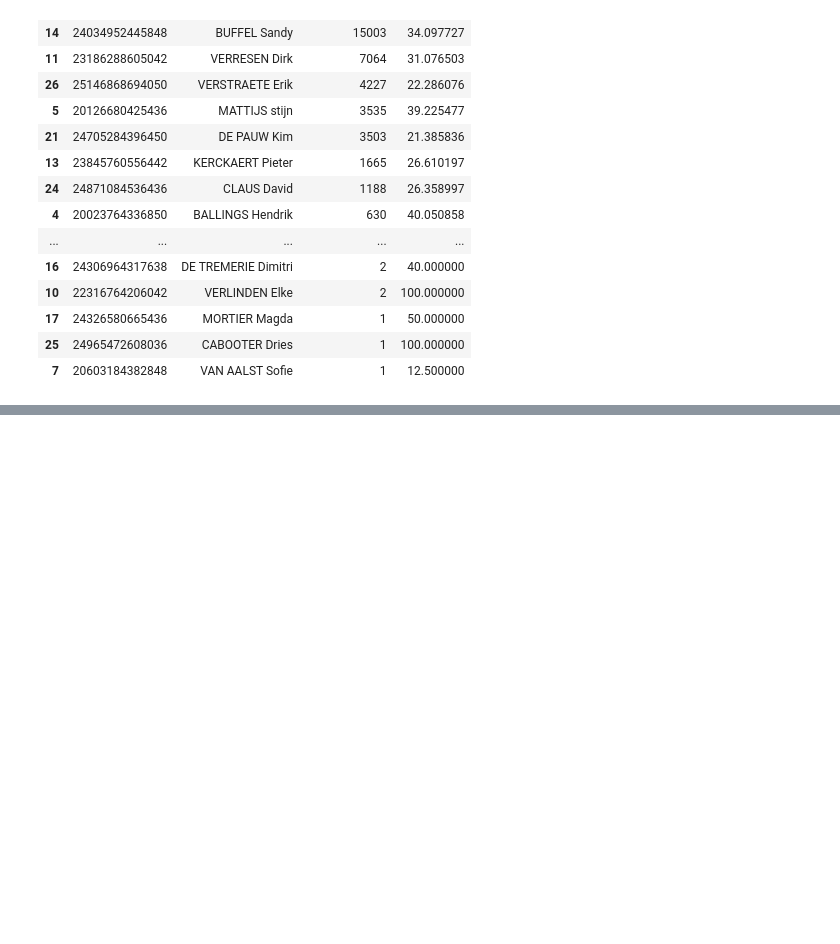
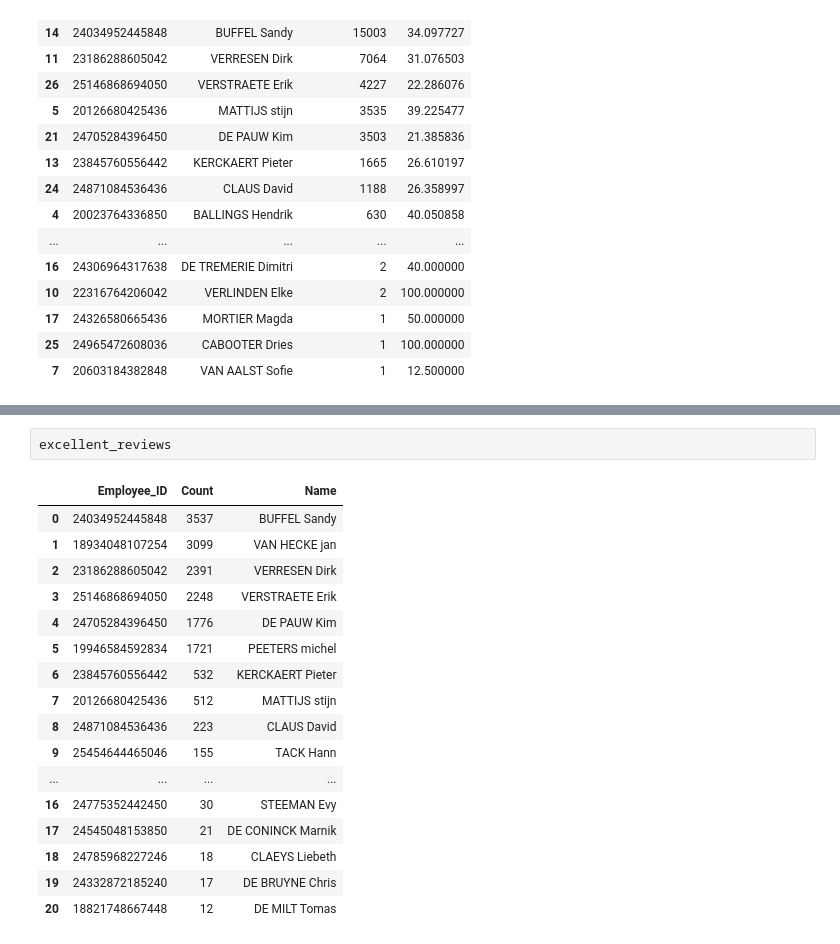
Before and after one commit to atyvaert/CRM-analytics, a Jupyter notebook: ACRM Q3.ipynb, the cells around one changed output, grey strips where cells are left out. Cells and saved outputs as stored; diff of their text form; blank space fills up the shorter version.

```diff
--- a/ACRM Q3.ipynb
+++ b/ACRM Q3.ipynb
@@ -389,0 +423,20 @@ employeeTurnoverRate
+# %%
+excellent_reviews
+# %% [output]
+|  | Employee_ID | Count | Name |
+| 0 | 24034952445848 | 3537 | BUFFEL Sandy |
+| 1 | 18934048107254 | 3099 | VAN HECKE jan |
+| 2 | 23186288605042 | 2391 | VERRESEN Dirk |
+| 3 | 25146868694050 | 2248 | VERSTRAETE Erik |
+| 4 | 24705284396450 | 1776 | DE PAUW Kim |
+| 5 | 19946584592834 | 1721 | PEETERS michel |
+| 6 | 23845760556442 | 532 | KERCKAERT Pieter |
+| 7 | 20126680425436 | 512 | MATTIJS stijn |
+| 8 | 24871084536436 | 223 | CLAUS David |
+| 9 | 25454644465046 | 155 | TACK Hann |
+| ... | ... | ... | ... |
+| 16 | 24775352442450 | 30 | STEEMAN Evy |
+| 17 | 24545048153850 | 21 | DE CONINCK Marnik |
+| 18 | 24785968227246 | 18 | CLAEYS Liebeth |
+| 19 | 24332872185240 | 17 | DE BRUYNE Chris |
+| 20 | 18821748667448 | 12 | DE MILT Tomas |
```
Also changed, not shown: parts of 6 cells of this notebook.
